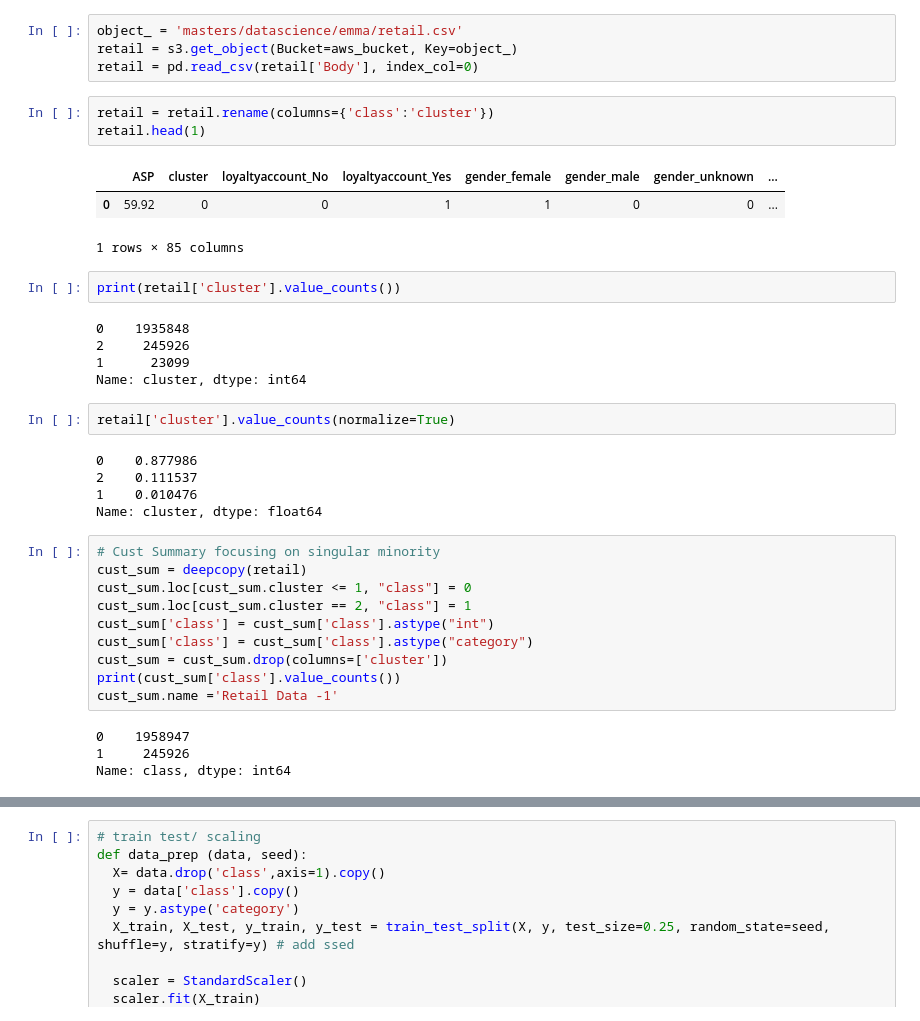
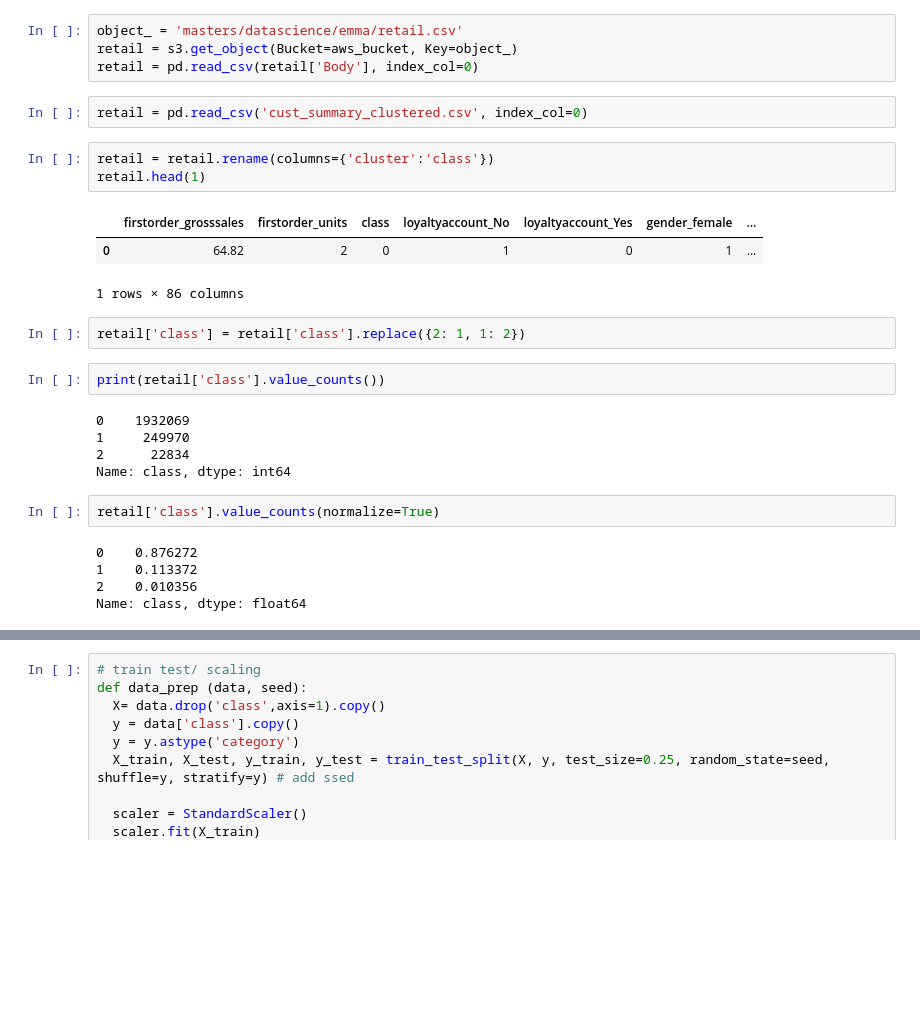
Before and after one commit to emmaranderson/Peak_Diss, a Jupyter notebook: Peak_Diss/EmmaDiss.ipynb, the cells around one changed output, grey strips where cells are left out. Drawn from its saved outputs; the diff is of its cells as text; blank space fills up the shorter version.

```diff
--- a/Peak_Diss/EmmaDiss.ipynb
+++ b/Peak_Diss/EmmaDiss.ipynb
@@ -154,38 +190,28 @@ Name: class, dtype: int64
 object_ = 'masters/datascience/emma/retail.csv'
 retail = s3.get_object(Bucket=aws_bucket, Key=object_)
 retail = pd.read_csv(retail['Body'], index_col=0)
+# %%
+retail = pd.read_csv('cust_summary_clustered.csv', index_col=0)
 # %%
-retail = retail.rename(columns={'class':'cluster'})
+retail = retail.rename(columns={'cluster':'class'})
 retail.head(1)
 # %% [output]
-|  | ASP | cluster | loyaltyaccount_No | loyaltyaccount_Yes | gender_female | gender_male | gender_unknown | ... |
-| 0 | 59.92 | 0 | 0 | 1 | 1 | 0 | 0 | ... |
+|  | firstorder_grosssales | firstorder_units | class | loyaltyaccount_No | loyaltyaccount_Yes | gender_female | ... |
+| 0 | 64.82 | 2 | 0 | 1 | 0 | 1 | ... |
-1 rows × 85 columns
+1 rows × 86 columns
+# %%
+retail['class'] = retail['class'].replace({2: 1, 1: 2})
 # %%
-print(retail['cluster'].value_counts())
+print(retail['class'].value_counts())
 # %% [output]
-0    1935848
-2     245926
-1      23099
-Name: cluster, dtype: int64
+0    1932069
+1     249970
+2      22834
+Name: class, dtype: int64
 # %%
-retail['cluster'].value_counts(normalize=True)
+retail['class'].value_counts(normalize=True)
 # %% [output]
-0    0.877986
-2    0.111537
-1    0.010476
-Name: cluster, dtype: float64
+0    0.876272
+1    0.113372
+2    0.010356
+Name: class, dtype: float64
-# %%
-# Cust Summary focusing on singular minority
-cust_sum = deepcopy(retail)
-cust_sum.loc[cust_sum.cluster <= 1, "class"] = 0
-cust_sum.loc[cust_sum.cluster == 2, "class"] = 1
-cust_sum['class'] = cust_sum['class'].astype("int")
-cust_sum['class'] = cust_sum['class'].astype("category")
-cust_sum = cust_sum.drop(columns=['cluster'])
-print(cust_sum['class'].value_counts())
-cust_sum.name ='Retail Data -1'
-# %% [output]
-0    1958947
-1     245926
-Name: class, dtype: int64
```
Also changed, not shown: parts of 48 cells of this notebook, 1 other file.
